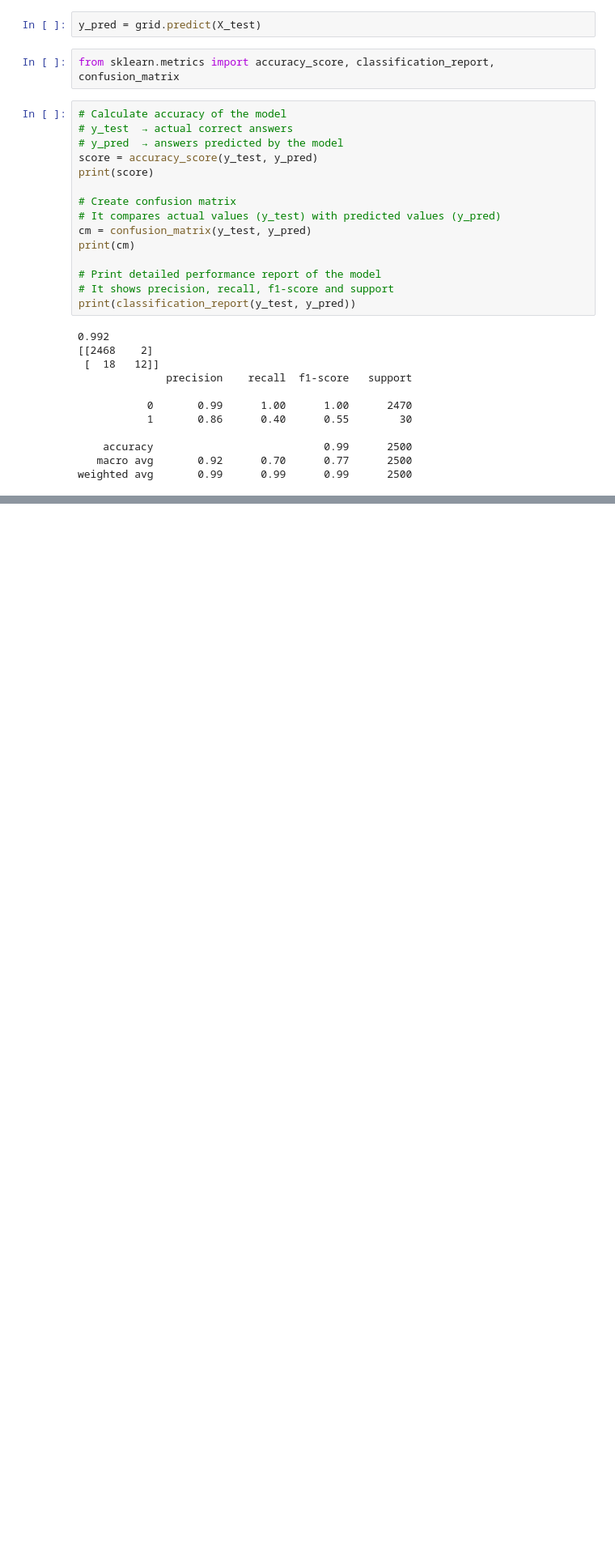
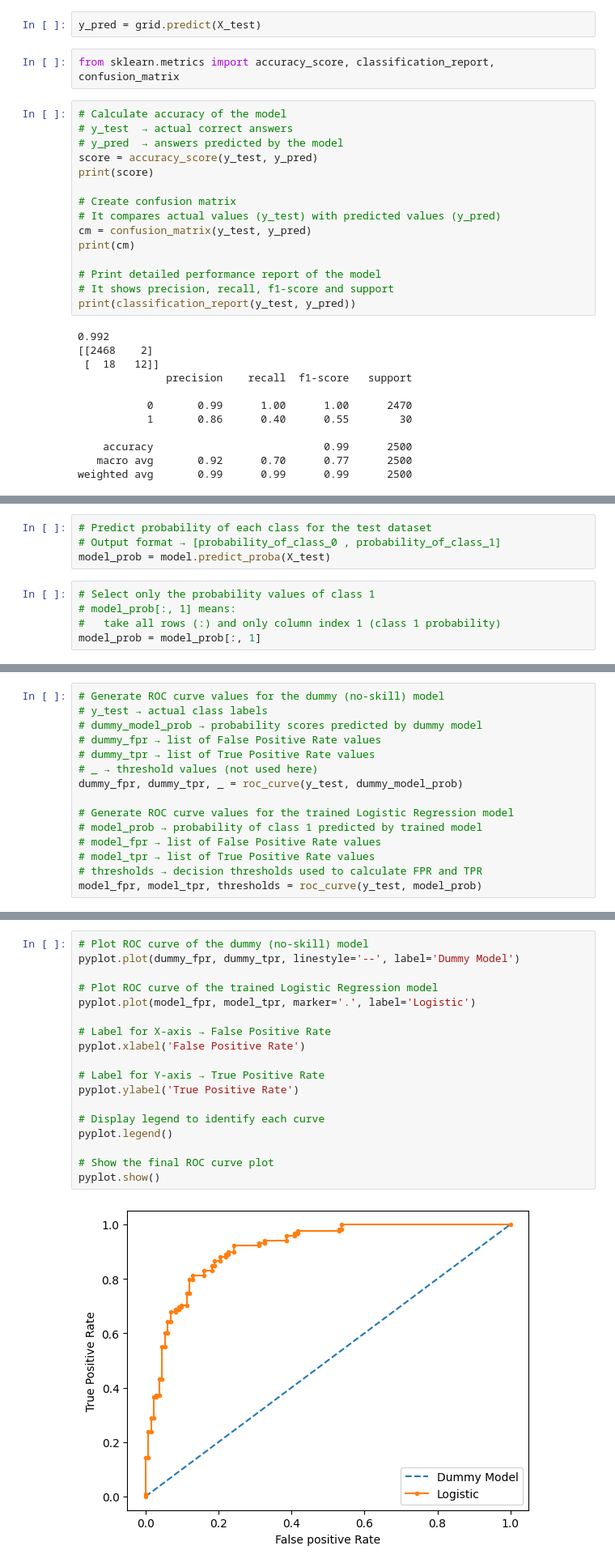
Before and after one commit to sukriti-waani/Machine-Learning, a Jupyter notebook: 5-Logistic_Regression/5.4-implementation.ipynb, the cells around one changed output, grey strips where cells are left out. Shown: that part at 81% size. Cells and saved outputs as stored; diff of their text form; blank space fills up the shorter version.

Commit message:
Added ROC curve visualization with threshold annotations for Logistic Regression

```diff
--- a/5-Logistic_Regression/5.4-implementation.ipynb
+++ b/5-Logistic_Regression/5.4-implementation.ipynb
@@ -727,0 +791,9 @@ weighted avg       0.99      0.99      0.99      2500
+# %%
+# Predict probability of each class for the test dataset
+# Output format → [probability_of_class_0 , probability_of_class_1]
+model_prob = model.predict_proba(X_test)
+# %%
+# Select only the probability values of class 1
+# model_prob[:, 1] means:
+#   take all rows (:) and only column index 1 (class 1 probability)
+model_prob = model_prob[:, 1]
@@ -727,0 +888,15 @@ weighted avg       0.99      0.99      0.99      2500
+# %%
+# Generate ROC curve values for the dummy (no-skill) model
+# y_test → actual class labels
+# dummy_model_prob → probability scores predicted by dummy model
+# dummy_fpr → list of False Positive Rate values
+# dummy_tpr → list of True Positive Rate values
+# _ → threshold values (not used here)
+dummy_fpr, dummy_tpr, _ = roc_curve(y_test, dummy_model_prob)
+
+# Generate ROC curve values for the trained Logistic Regression model
+# model_prob → probability of class 1 predicted by trained model
+# model_fpr → list of False Positive Rate values
+# model_tpr → list of True Positive Rate values
+# thresholds → decision thresholds used to calculate FPR and TPR
+model_fpr, model_tpr, thresholds = roc_curve(y_test, model_prob)
@@ -727,0 +942,20 @@ weighted avg       0.99      0.99      0.99      2500
+# %%
+# Plot ROC curve of the dummy (no-skill) model
+pyplot.plot(dummy_fpr, dummy_tpr, linestyle='--', label='Dummy Model')
+
+# Plot ROC curve of the trained Logistic Regression model
+pyplot.plot(model_fpr, model_tpr, marker='.', label='Logistic')
+
+# Label for X-axis → False Positive Rate
+pyplot.xlabel('False Positive Rate')
+
+# Label for Y-axis → True Positive Rate
+pyplot.ylabel('True Positive Rate')
+
+# Display legend to identify each curve
+pyplot.legend()
+
+# Show the final ROC curve plot
+pyplot.show()
+# %% [output]
+[figure, added]
```
Also changed, not shown: parts of 12 cells of this notebook.
